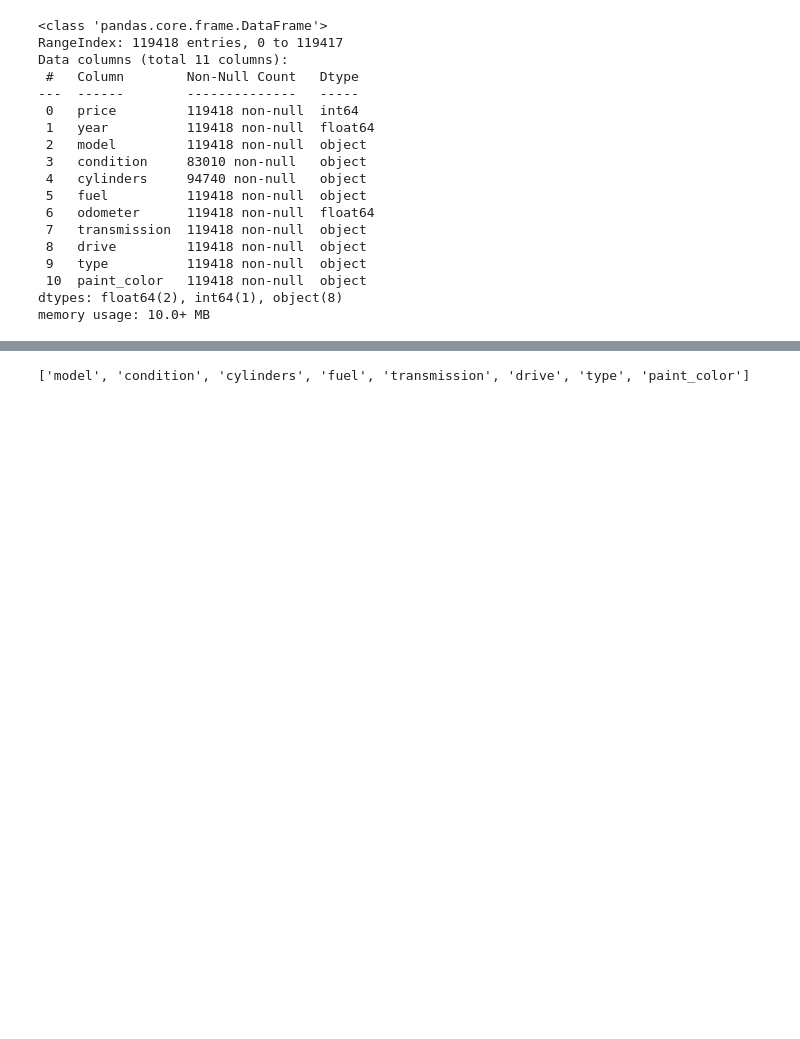
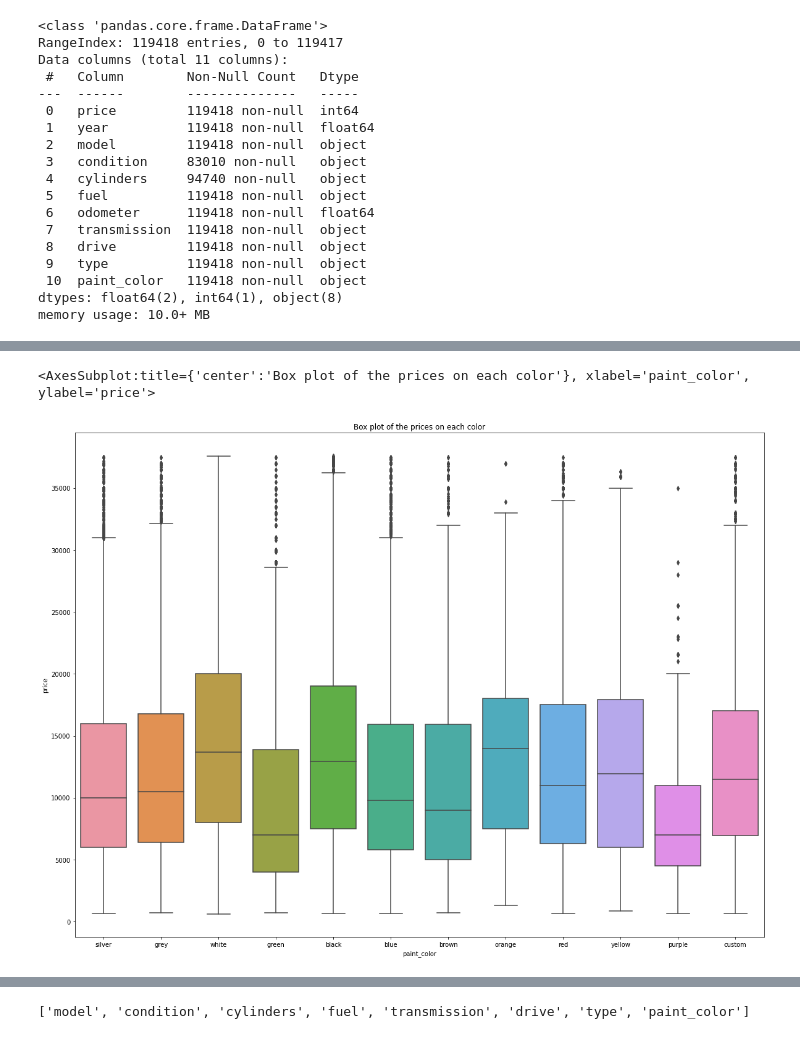
Before and after one commit to rdalexis/uw-ece657a-project-group25, a Jupyter notebook: Used_Car_Price_Prediction_Part2.ipynb, the cells around one changed output, grey strips where cells are left out. Cells and saved outputs as stored; diff of their text form; code cells hidden in the pictures; blank space fills up the shorter version.

```diff
--- a/Used_Car_Price_Prediction_Part2.ipynb
+++ b/Used_Car_Price_Prediction_Part2.ipynb
@@ -61,0 +108,7 @@ memory usage: 10.0+ MB
+# %%
+fig, ax = plt.subplots(figsize=(20,15))
+ax.set_title('Box plot of the prices on each color')
+sns.boxplot(x='paint_color', y='price', data = dataset)
+# %% [output]
+<AxesSubplot:title={'center':'Box plot of the prices on each color'}, xlabel='paint_color', ylabel='price'>
+[figure, added]
```
Also changed, not shown: parts of 36 cells of this notebook, 2 other files.
